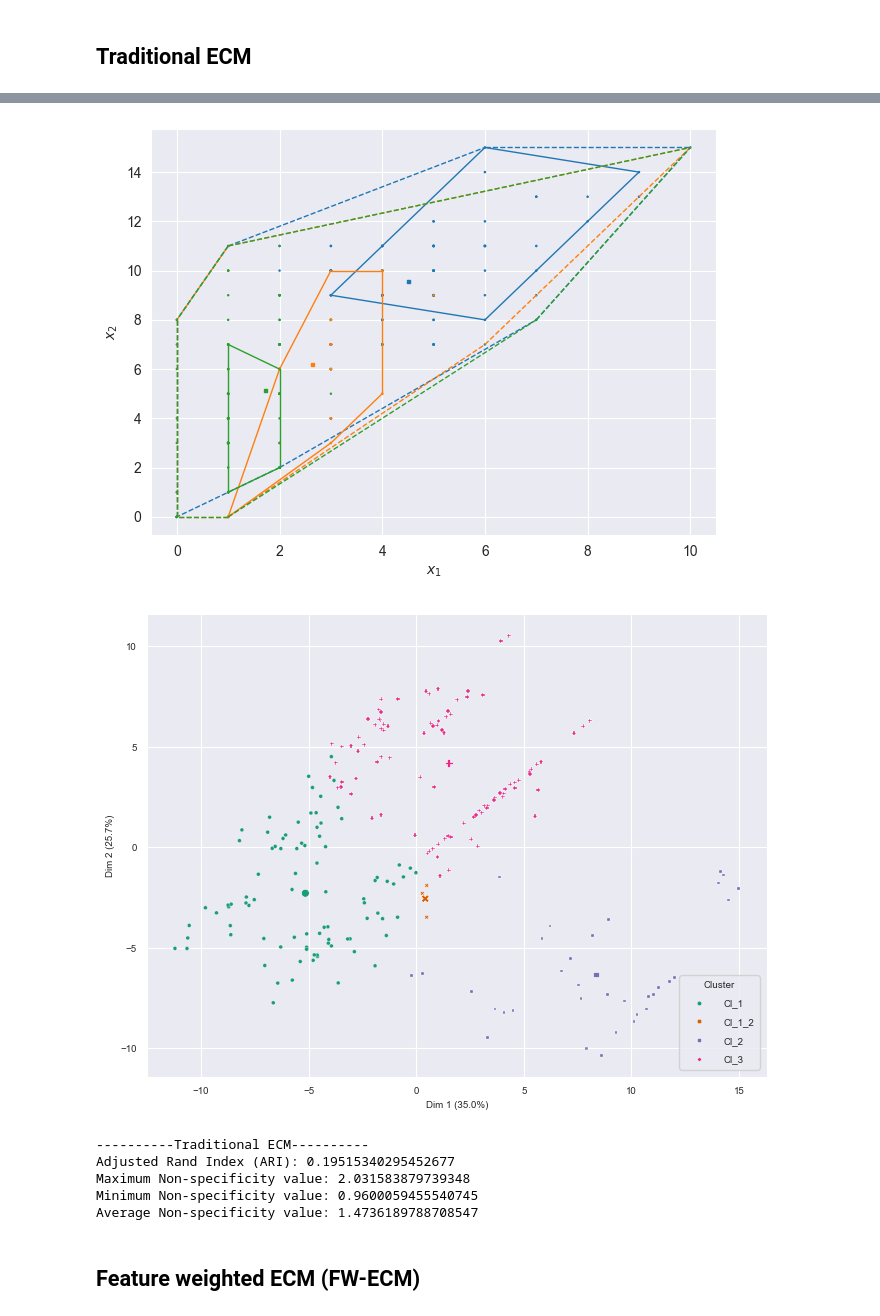
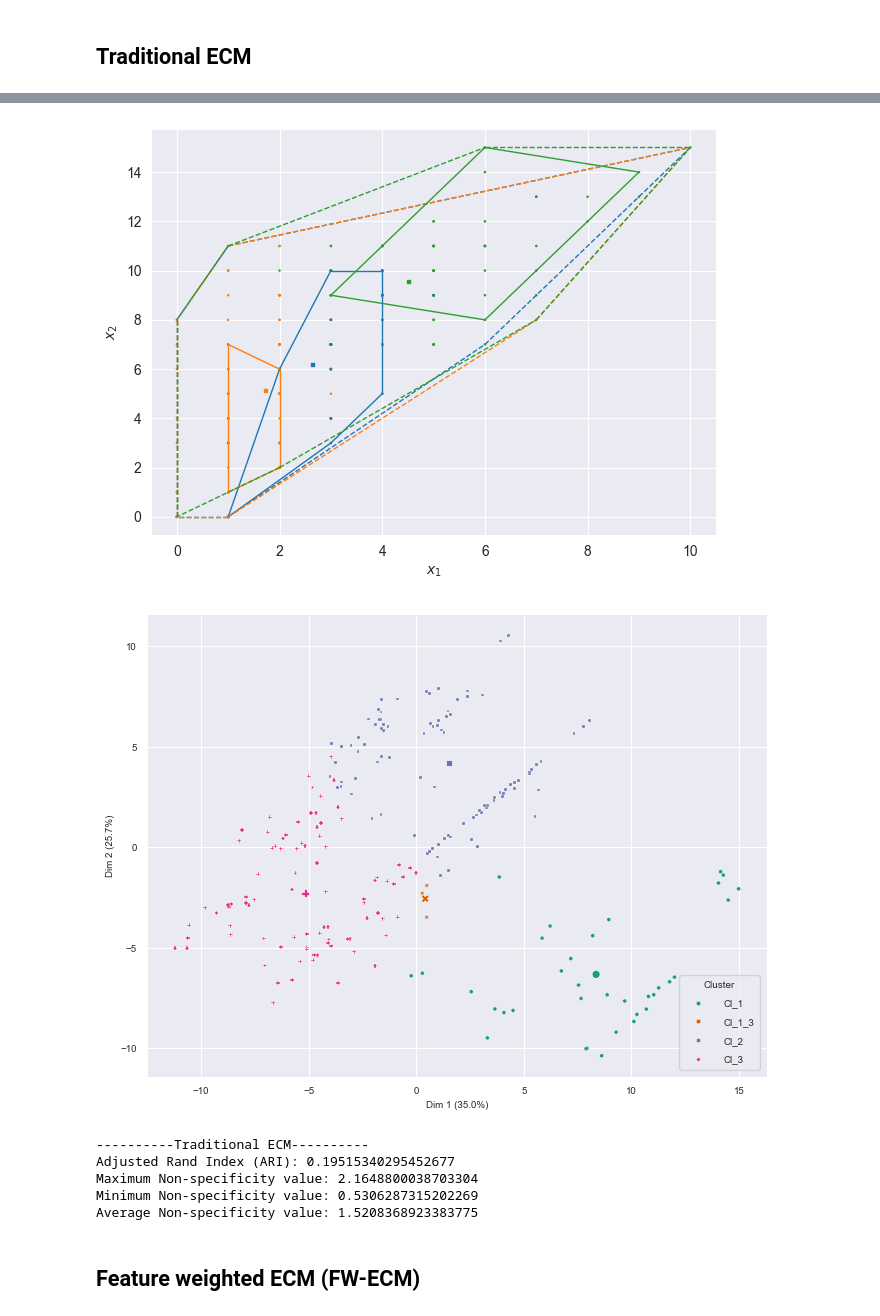
Before and after one commit to tridogithub/evclust, a Jupyter notebook: docs/fwecm_letters.ipynb, the cells around one changed output, grey strips where cells are left out. Drawn from its saved outputs; the diff is of its cells as text; code cells hidden in the pictures.

```diff
--- a/docs/fwecm_letters.ipynb
+++ b/docs/fwecm_letters.ipynb
@@ -84,7 +84,7 @@ def calculate_non_specificity(cluster_model):
 ## Traditional ECM
 # %%
 # Traditional ECM clustering
-model = ecm(x=X, c=3, beta=2, alpha=1, delta=100, ntrials=5)
+model = ecm(x=X, c=3, beta=2, alpha=1, delta=100, ntrials=10)
 
 ev_plot(model, X=X)
 ev_pcaplot(data=X, x=model, normalize=False)
@@ -121,9 +121,9 @@ calculate_non_specificity(model)
-[figure, old version]
+[figure, new version]
-[figure, old version]
+[figure, new version]
 ----------Traditional ECM----------
 Adjusted Rand Index (ARI): 0.19515340295452677
-Maximum Non-specificity value: 2.031583879739348
-Minimum Non-specificity value: 0.9600059455540745
-Average Non-specificity value: 1.4736189788708547
+Maximum Non-specificity value: 2.1648800038703304
+Minimum Non-specificity value: 0.5306287315202269
+Average Non-specificity value: 1.5208368923383775
 # %% [markdown]
 ## Feature weighted ECM (FW-ECM)
```
Also changed, not shown: parts of 4 cells of this notebook.
